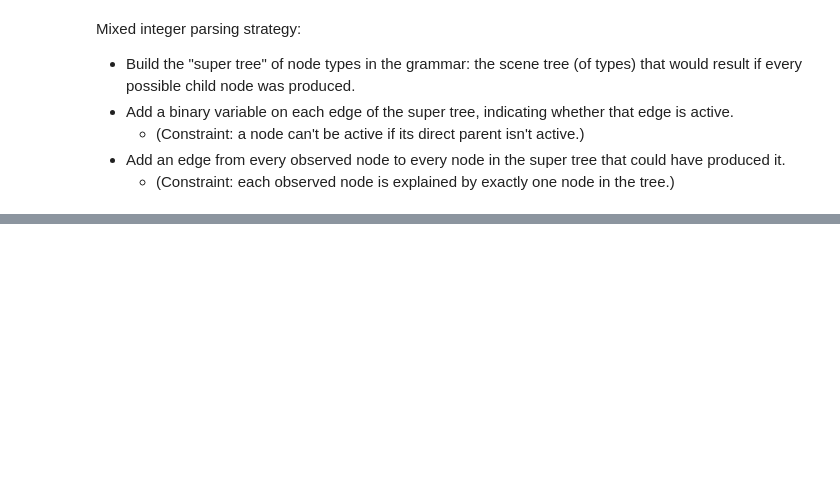
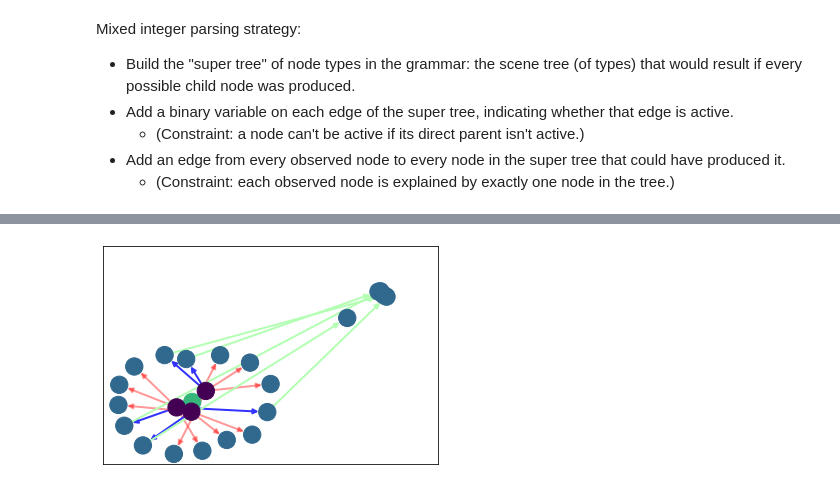
Before and after one commit to gizatt/spatial_scene_grammars, a Jupyter notebook: sandbox/mi_scene_parsing.ipynb, the cells around one changed output, grey strips where cells are left out. Saved outputs shown, nothing was run; the diff lists cells and outputs as text; code cells hidden in the pictures; blank space fills up the shorter version.

```diff
--- a/sandbox/mi_scene_parsing.ipynb
+++ b/sandbox/mi_scene_parsing.ipynb
@@ -208,0 +321,59 @@ RuntimeError: Could not create Gurobi environment because Gurobi returned code 1
+# %%
+# Draws the super-tree to the left
+def draw_mle_tree_corrs(inference_results):
+    super_tree = inference_results.super_tree
+    observed_nodes = inference_results.observed_nodes
+    result = inference_results.optim_result
+
+    drawing_tree = super_tree.copy()
+    for observed_node in observed_nodes:
+        drawing_tree.add_node(observed_node)
+        possible_sources = [n for n in super_tree if n.type == observed_node.type]
+        if not np.isclose(np.sum(result.GetSolution(observed_node.source_actives)), 1.):
+            print("WARN: observed node not explained by MLE sol.")
+        for k, s in enumerate(possible_sources):
+            if result.GetSolution(observed_node.source_actives[k]):
+                drawing_tree.add_edge(s, observed_node)
+
+    pos = nx.spring_layout(super_tree)
+    # Shift super tree drawing entirely to the negative unit box
+    ur = np.max(np.array(list(pos.values())), axis=0)
+    ll = np.min(np.array(list(pos.values())), axis=0)
+    for k, x in pos.items():
+        pos[k] = (x - ll)/(ur - ll) - 1.
+    # Add in positions for observed nodes, which should be in positive unit box.
+    for n in observed_nodes:
+        pos[n] = n.x
+
+    edge_colors = []
+    for parent, child in drawing_tree.edges:
+        if hasattr(child, "active"):
+            # Child is in supertree
+            active = result.GetSolution(child.active)
+            if active:
+                assert result.GetSolution(parent.active)
+                edge_colors.append([0.2, 0.2, 1., 1.])
+            else:
+                edge_colors.append([1.0, 0.2, 0.2, 0.5])
+        else:
+            # When we built drawing tree, we only added the
+            # active + explaining node for each observed node.
+            assert result.GetSolution(parent.active)
+            edge_colors.append([0.7, 1.0, 0.7, 1.0])
+    unique_types = sorted(list(set([n.type for n in drawing_tree])))
+    n_types = len(unique_types)
+    cm = plt.get_cmap("viridis")
+    color_mapping = {unique_type: cm(float(k)/n_types) for k, unique_type in enumerate(unique_types)}
+    nx.draw_networkx(
+        drawing_tree,
+        with_labels=False,
+        pos=pos,
+        node_color=[color_mapping[node.type] for node in drawing_tree],
+        edge_color=edge_colors,
+        width=2
+    )
+    plt.gca().set_xlim([-1.1, 1.1])
+    plt.gca().set_ylim([-1.1, 1.1])
+draw_mle_tree_corrs(inference_results)
+# %% [output]
+[figure, added]
```
Also changed, not shown: parts of 6 cells of this notebook.
